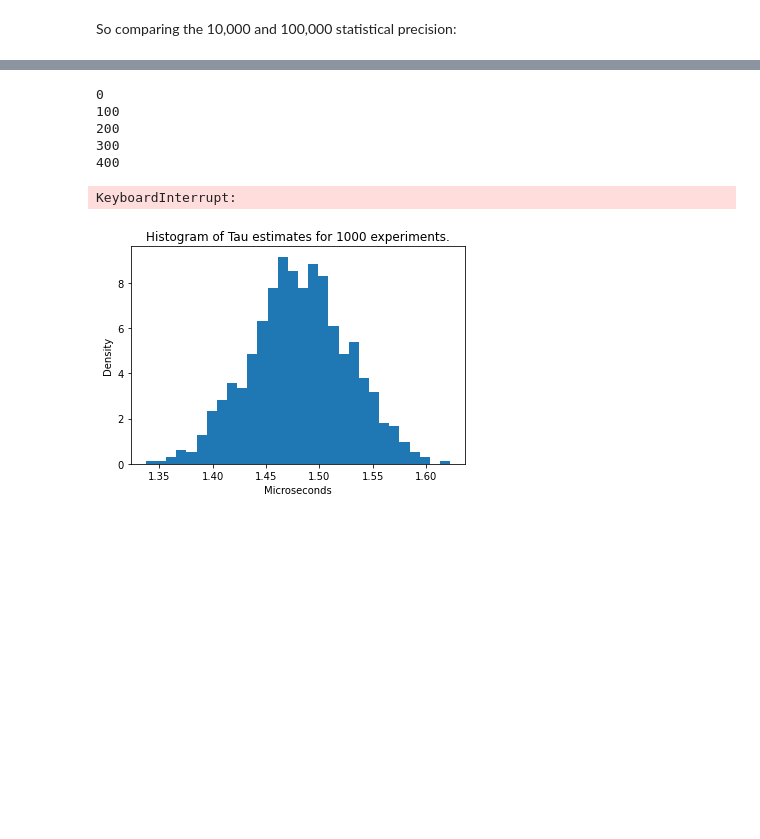
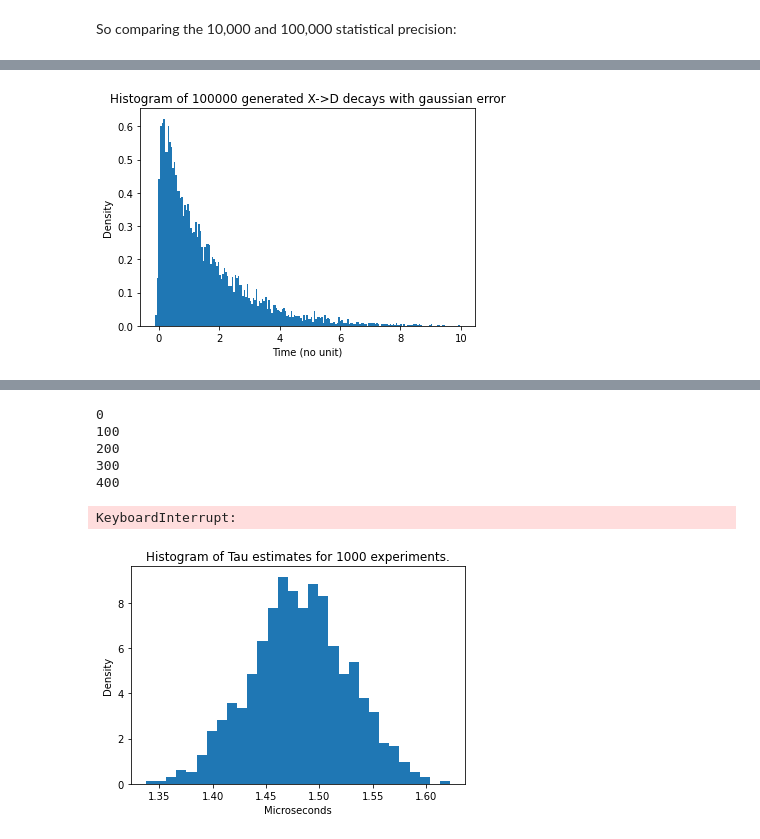
Before and after one commit to CasperMcTavish/DAML, a Jupyter notebook: P2-WAITON-S1739002.ipynb, the cells around one changed output, grey strips where cells are left out. Saved outputs shown, nothing was run; the diff lists cells and outputs as text; code cells hidden in the pictures; blank space fills up the shorter version.

```diff
--- a/P2-WAITON-S1739002.ipynb
+++ b/P2-WAITON-S1739002.ipynb
@@ -278,0 +344,12 @@ So this
+# %%
+# Generate new data with our box_sim_gauss function, f = 0.03
+pdf_list = box_sim_gauss(10000, tau, V, deltaM, 10, 0.03)
+
+# Print histogram of pdf_list and describe the results
+plt.title("Histogram of 100000 generated X->D decays with gaussian error")
+plt.xlabel("Time (no unit)")
+plt.ylabel("Density")
+plt.hist(pdf_list, bins = 200, density = True)
+plt.show()
+# %% [output]
+[figure, added]
```
Also changed, not shown: parts of 32 cells of this notebook.
